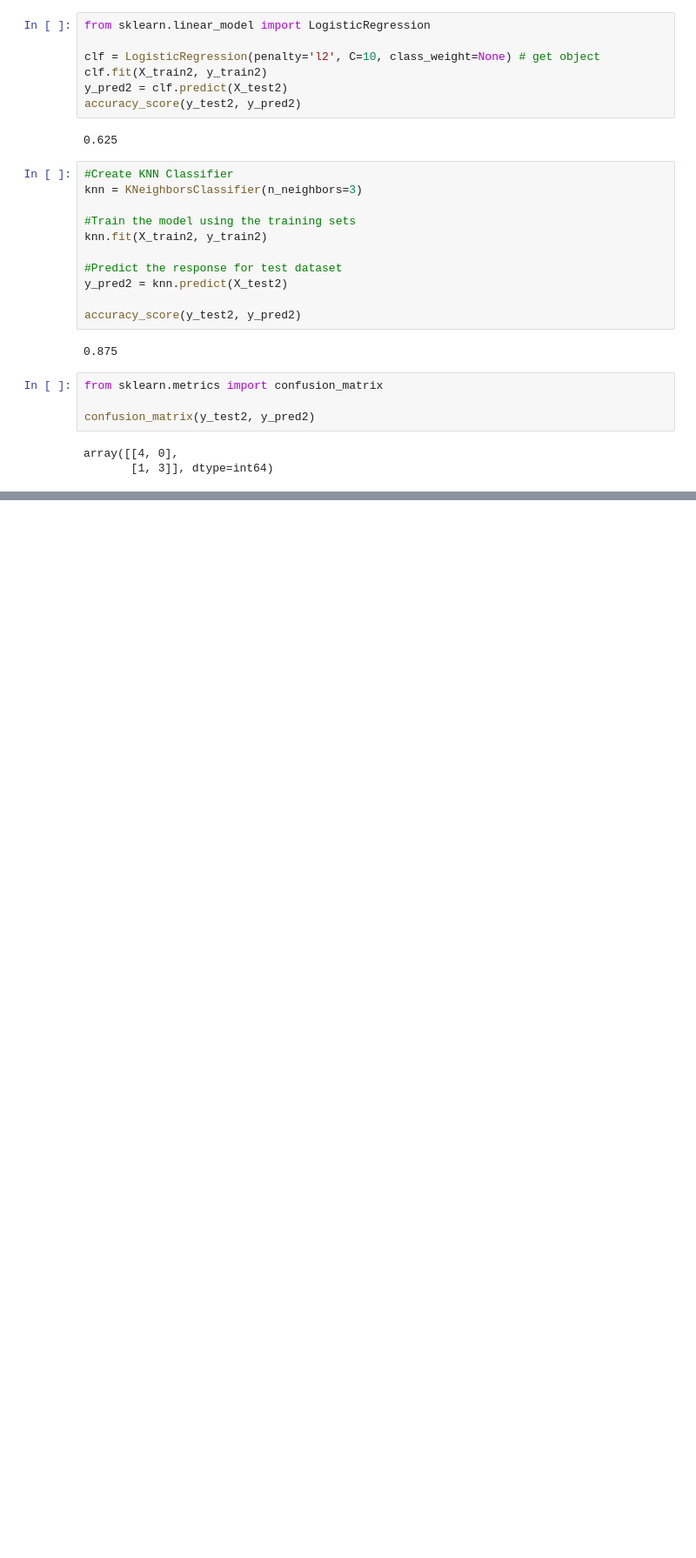
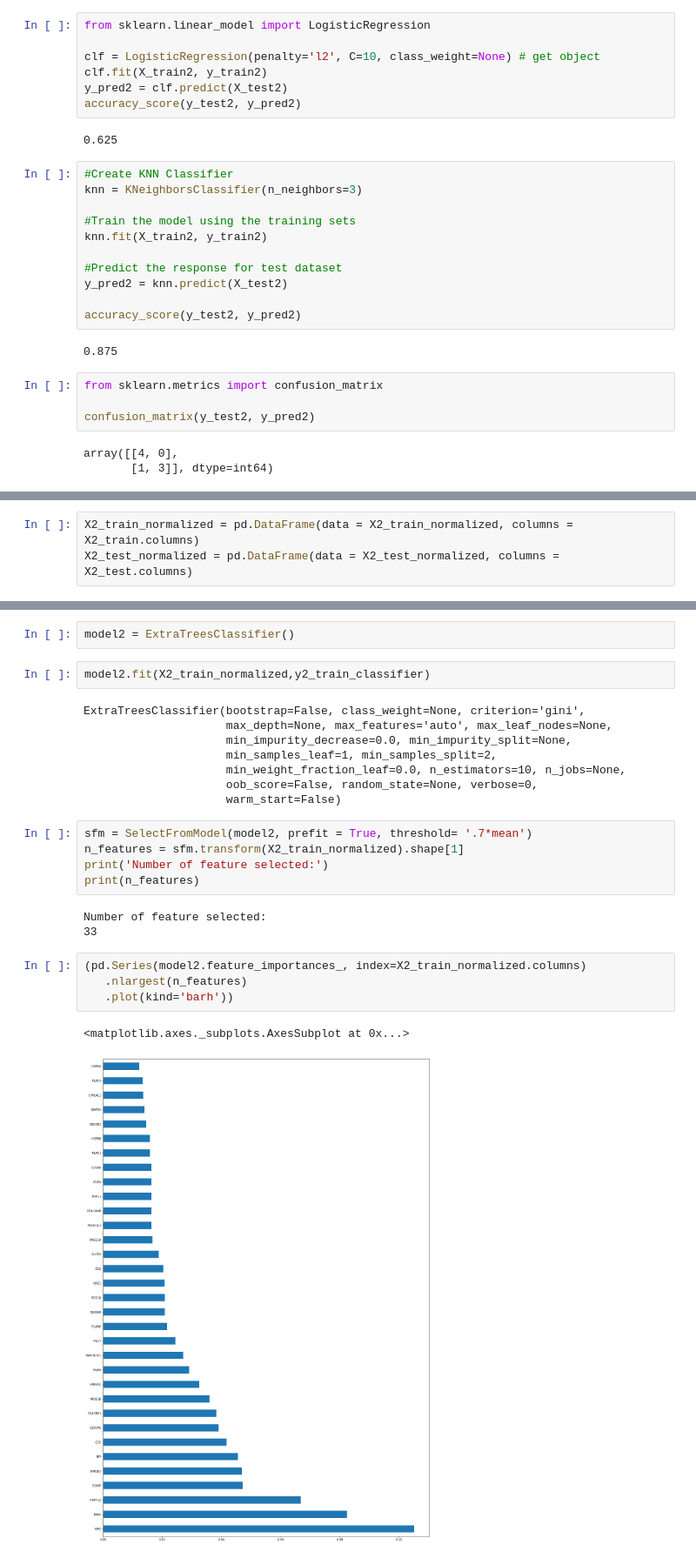
Before and after one commit to JLMarin64/Capstone, a Jupyter notebook: pregnancy_cfRNA/Capstone Exploratory Analysis2.ipynb, the cells around one changed output, grey strips where cells are left out. Shown: that part at 87% size. Drawn from its saved outputs; the diff is of its cells as text; blank space fills up the shorter version.

```diff
--- a/pregnancy_cfRNA/Capstone Exploratory Analysis2.ipynb
+++ b/pregnancy_cfRNA/Capstone Exploratory Analysis2.ipynb
@@ -371,0 +455,3 @@ array([[4, 0],
+# %%
+X2_train_normalized = pd.DataFrame(data = X2_train_normalized, columns = X2_train.columns)
+X2_test_normalized = pd.DataFrame(data = X2_test_normalized, columns = X2_test.columns)
@@ -371,0 +460,27 @@ array([[4, 0],
+# %%
+model2 = ExtraTreesClassifier()
+# %%
+model2.fit(X2_train_normalized,y2_train_classifier)
+# %% [output]
+ExtraTreesClassifier(bootstrap=False, class_weight=None, criterion='gini',
+                     max_depth=None, max_features='auto', max_leaf_nodes=None,
+                     min_impurity_decrease=0.0, min_impurity_split=None,
+                     min_samples_leaf=1, min_samples_split=2,
+                     min_weight_fraction_leaf=0.0, n_estimators=10, n_jobs=None,
+                     oob_score=False, random_state=None, verbose=0,
+                     warm_start=False)
+# %%
+sfm = SelectFromModel(model2, prefit = True, threshold= '.7*mean')
+n_features = sfm.transform(X2_train_normalized).shape[1]
+print('Number of feature selected:')
+print(n_features)
+# %% [output]
+Number of feature selected:
+33
+# %%
+(pd.Series(model2.feature_importances_, index=X2_train_normalized.columns)
+   .nlargest(n_features)
+   .plot(kind='barh'))
+# %% [output]
+<matplotlib.axes._subplots.AxesSubplot at 0x...>
+[figure, added]
```
Also changed, not shown: parts of 55 cells of this notebook, 4 other files.
